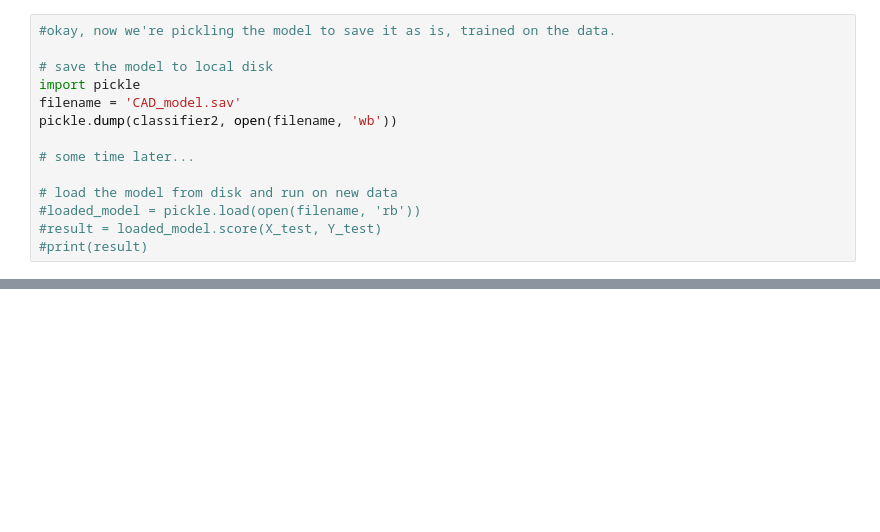
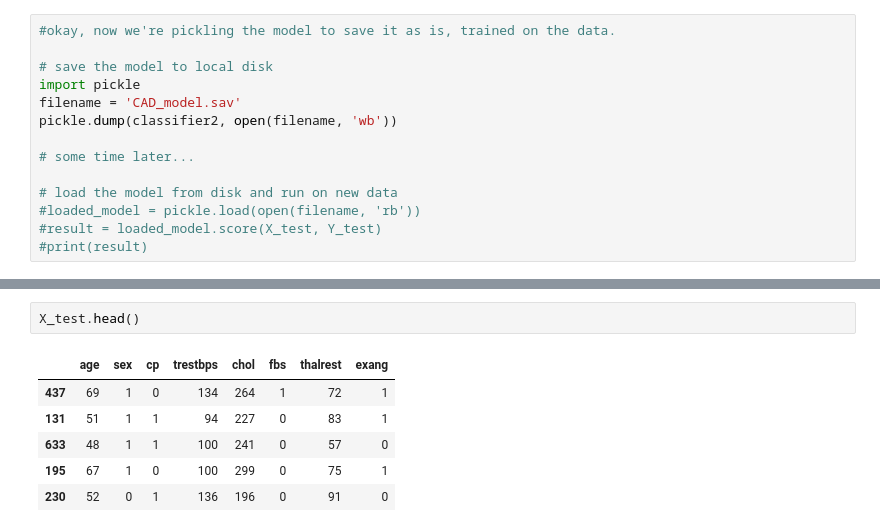
Before and after one commit to Ophelia82/Heart-Disease-Predictive-Model, a Jupyter notebook: CAD Random Forest Model.ipynb, the cells around one changed output, grey strips where cells are left out. Saved outputs shown, nothing was run; the diff lists cells and outputs as text; blank space fills up the shorter version.

```diff
--- a/CAD Random Forest Model.ipynb
+++ b/CAD Random Forest Model.ipynb
@@ -229,0 +245,9 @@ pickle.dump(classifier2, open(filename, 'wb'))
+# %%
+X_test.head()
+# %% [output]
+|  | age | sex | cp | trestbps | chol | fbs | thalrest | exang |
+| 437 | 69 | 1 | 0 | 134 | 264 | 1 | 72 | 1 |
+| 131 | 51 | 1 | 1 | 94 | 227 | 0 | 83 | 1 |
+| 633 | 48 | 1 | 1 | 100 | 241 | 0 | 57 | 0 |
+| 195 | 67 | 1 | 0 | 100 | 299 | 0 | 75 | 1 |
+| 230 | 52 | 0 | 1 | 136 | 196 | 0 | 91 | 0 |
```
Also changed, not shown: parts of 14 cells of this notebook, 4 other files.
